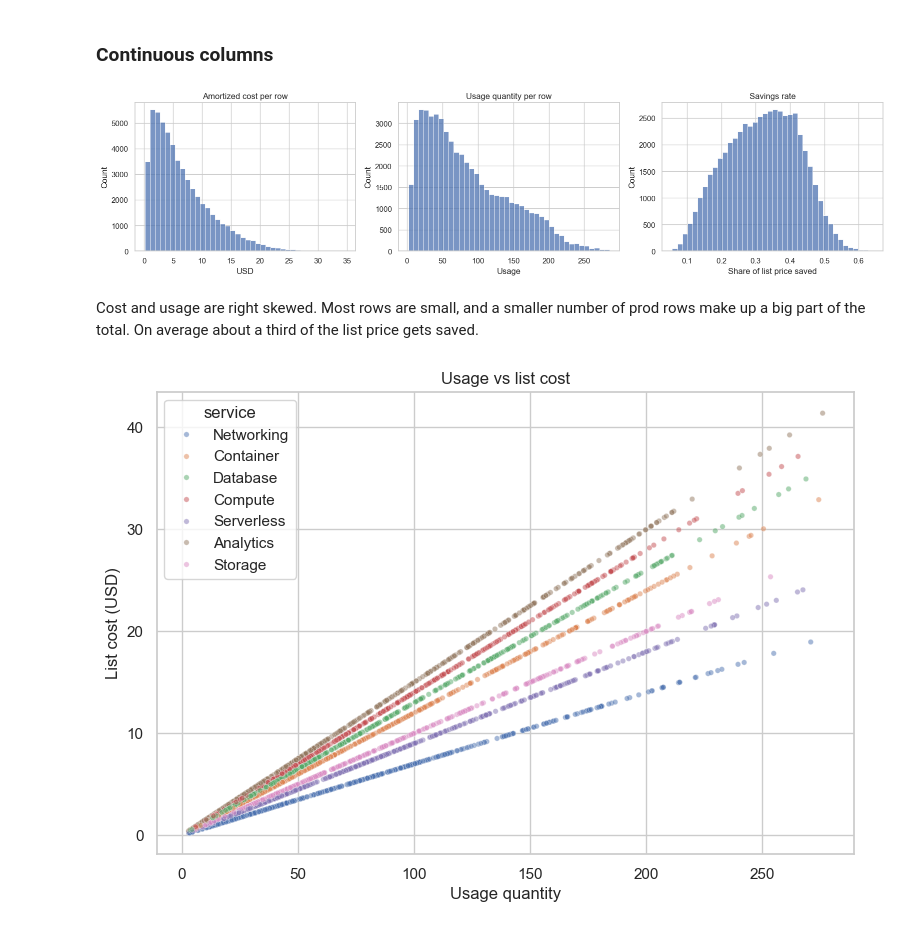
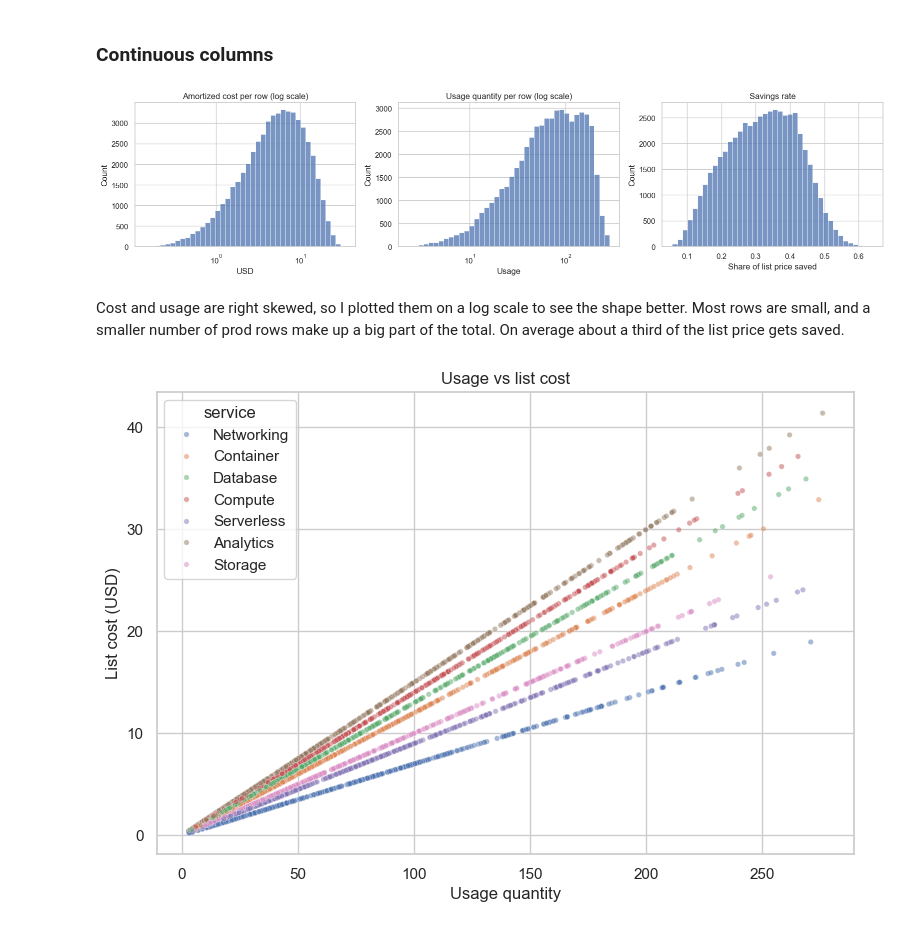
Before and after one commit to gowdilyan/cloud_cost_optimization, a Jupyter notebook: cloud_cost_eda.ipynb, the cells around one changed output. Drawn from its saved outputs; the diff is of its cells as text; code cells hidden in the pictures.

```diff
--- a/cloud_cost_eda.ipynb
+++ b/cloud_cost_eda.ipynb
@@ -239,22 +235,23 @@ Prod is about 77% of the total spend, staging 17% and dev 6%. Analytics and Comp
 # %%
 fig, axes = plt.subplots(1, 3, figsize=(16, 4))
 
-sns.histplot(df['amortized_cost'], bins=40, ax=axes[0])
-axes[0].set_title('Amortized cost per row')
+# cost and usage are very skewed, so I'm using a log scale for those two
+sns.histplot(df['amortized_cost'], bins=40, log_scale=True, ax=axes[0])
+axes[0].set_title('Amortized cost per row (log scale)')
 axes[0].set_xlabel('USD')
 
-sns.histplot(df['usage_quantity'], bins=40, ax=axes[1])
-axes[1].set_title('Usage quantity per row')
+sns.histplot(df['usage_quantity'], bins=40, log_scale=True, ax=axes[1])
+axes[1].set_title('Usage quantity per row (log scale)')
 axes[1].set_xlabel('Usage')
 
 sns.histplot(df['savings_rate'], bins=40, ax=axes[2])
 axes[2].set_title('Savings rate')
 axes[2].set_xlabel('Share of list price saved')
 
 plt.tight_layout()
 plt.show()
 # %% [output]
-[figure, old version]
+[figure, new version]
 # %% [markdown]
-Cost and usage are right skewed. Most rows are small, and a smaller number of prod rows make up a big part of the total. On average about a third of the list price gets saved.
+Cost and usage are right skewed, so I plotted them on a log scale to see the shape better. Most rows are small, and a smaller number of prod rows make up a big part of the total. On average about a third of the list price gets saved.
 # %%
```
Also changed, not shown: parts of 22 cells of this notebook, 1 other file.
